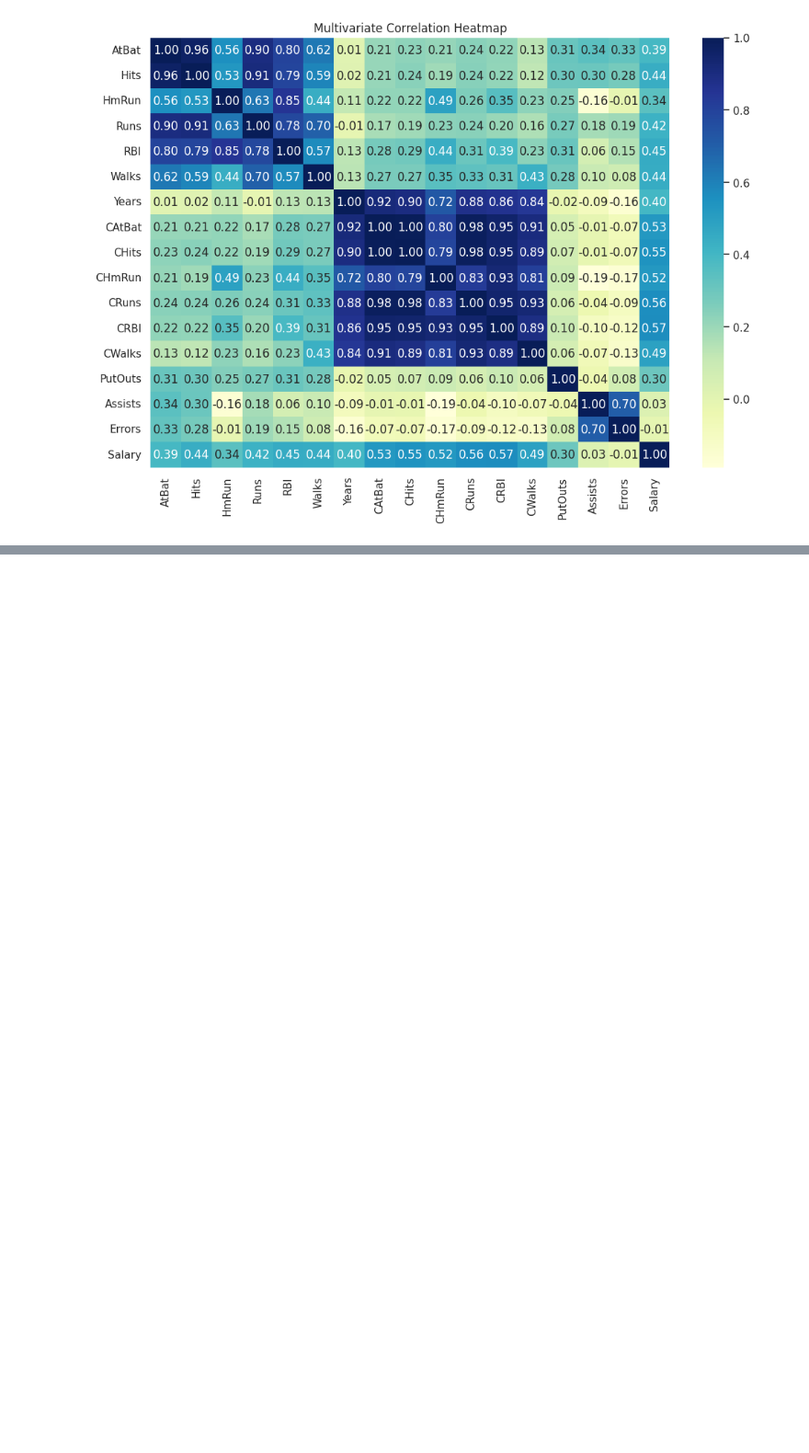
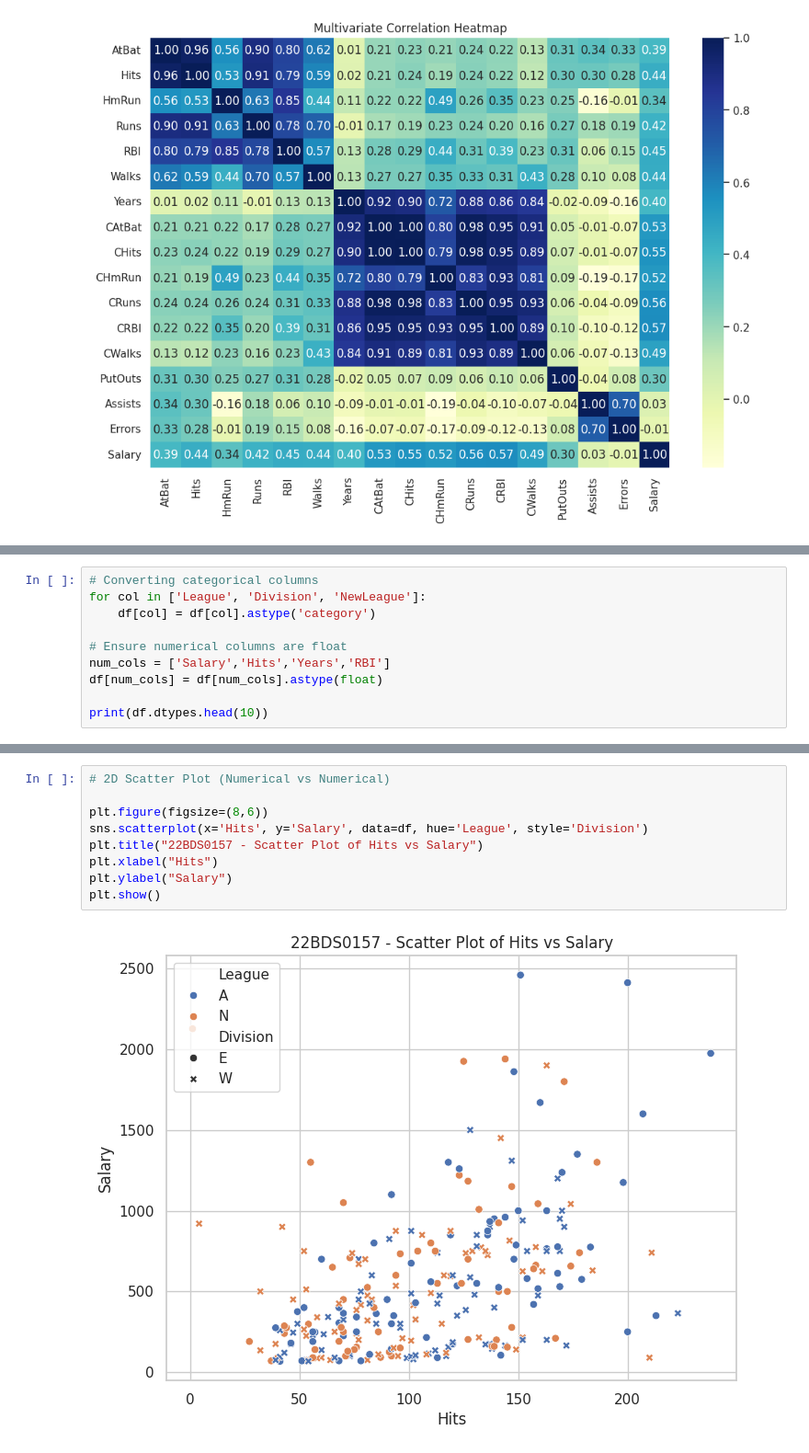
Before and after one commit to utkarshzy/EDA_project_22BDS0157, a Jupyter notebook: 22BDS0157.ipynb, the cells around one changed output, grey strips where cells are left out. Shown at 92% size. Drawn from its saved outputs; the diff is of its cells as text; blank space fills up the shorter version.

```diff
--- a/22BDS0157.ipynb
+++ b/22BDS0157.ipynb
@@ -160,0 +292,10 @@ plt.show()
+# %%
+# Converting categorical columns
+for col in ['League', 'Division', 'NewLeague']:
+    df[col] = df[col].astype('category')
+
+# Ensure numerical columns are float
+num_cols = ['Salary','Hits','Years','RBI']
+df[num_cols] = df[num_cols].astype(float)
+
+print(df.dtypes.head(10))
@@ -160,0 +388,11 @@ plt.show()
+# %%
+# 2D Scatter Plot (Numerical vs Numerical)
+
+plt.figure(figsize=(8,6))
+sns.scatterplot(x='Hits', y='Salary', data=df, hue='League', style='Division')
+plt.title("22BDS0157 - Scatter Plot of Hits vs Salary")
+plt.xlabel("Hits")
+plt.ylabel("Salary")
+plt.show()
+# %% [output]
+[figure, added]
```
Also changed, not shown: parts of 21 cells of this notebook.
